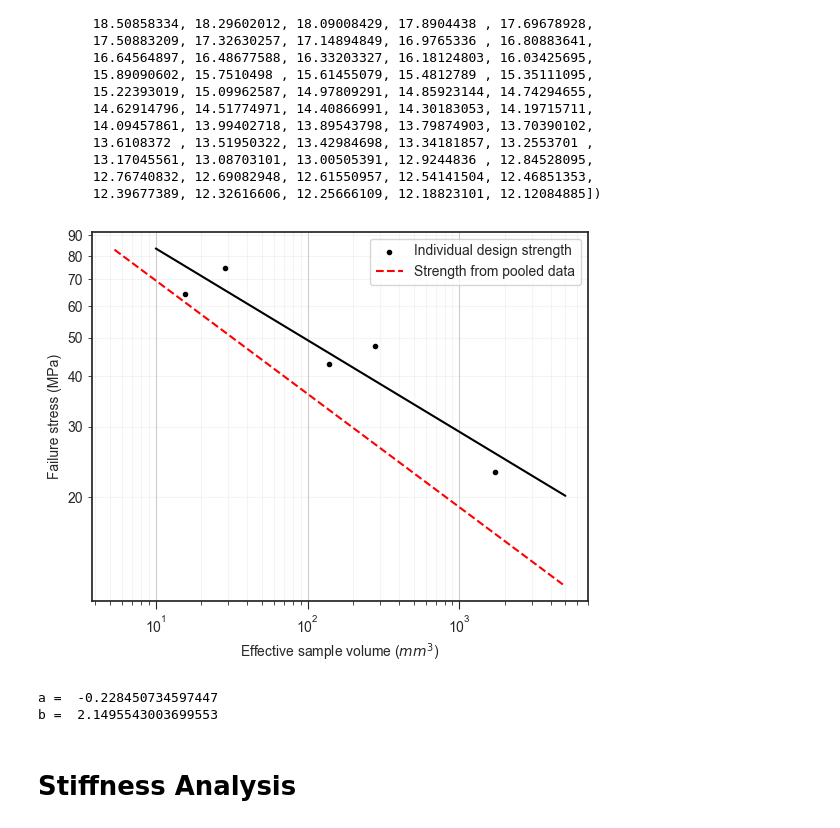
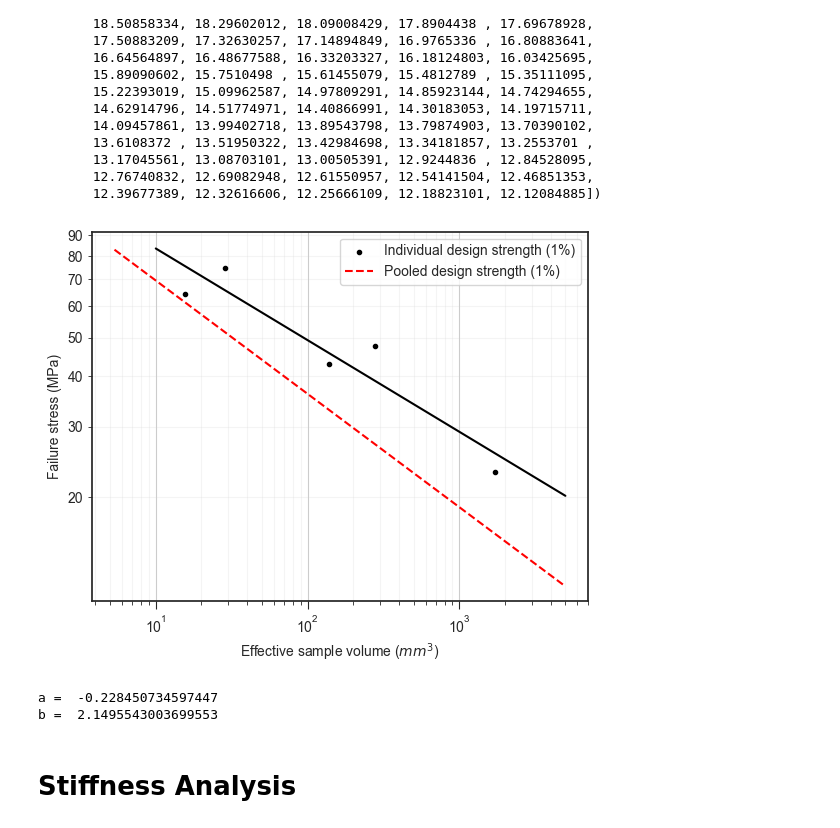
Before and after one commit to Mackus101/GlassMechAnalysis, a Jupyter notebook: analyse.ipynb, the cells around one changed output. Drawn from its saved outputs; the diff is of its cells as text; code cells hidden in the pictures.

```diff
--- a/analyse.ipynb
+++ b/analyse.ipynb
@@ -903,36 +903,36 @@ design_strength_fit = gcc_data_anal["Design Strength"].dropna().to_numpy()
 
 m, b = np.polyfit(np.log10(eff_vol_fit), np.log10(design_strength_fit), 1)
 
 fit_x = np.linspace(10, 5000, 100)
 
 fit_y = np.power(10, m * np.log10(fit_x) + b)
 
 ax.plot(fit_x, fit_y, "-k")
 
-ax.scatter(data=gcc_data_anal, x="mean_effective_V", y="Design Strength", label="Individual design strength", marker=".", color="k")
+ax.scatter(data=gcc_data_anal, x="mean_effective_V", y="Design Strength", label="Individual design strength (1%)", marker=".", color="k")
 
-ax.plot(eff_volume, scaled_strength, "--r", label="Strength from pooled data")
+ax.plot(eff_volume, scaled_strength, "--r", label="Pooled design strength (1%)")
 ax.set_xlabel("Effective sample volume ($mm^3$)")
 ax.set_ylabel(stress_label)
 
 
 ax.set_xscale("log")
 ax.set_yscale("log")
 
 plt.gca().yaxis.set_major_formatter(mticker.ScalarFormatter())
 plt.gca().yaxis.set_minor_formatter(mticker.ScalarFormatter())
 
 plt.legend()
 
 ax.grid(visible=True, which='major', linestyle='-')
 ax.grid(visible=True, which='minor', linestyle='-', alpha=0.2)
 
 plt.show()
 
 print("a = ", m)
 print("b = ", b)
 # %% [output]
-[figure, old version]
+[figure, new version]
 a =  -0.228450734597447
 b =  2.1495543003699553
 # %% [markdown]
```
Also changed, not shown: parts of 6 cells of this notebook, 1 other file.
